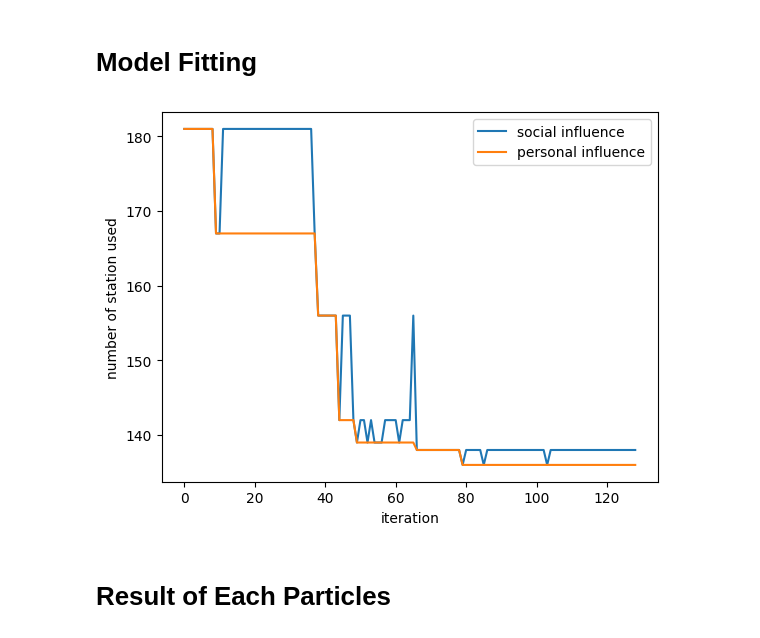
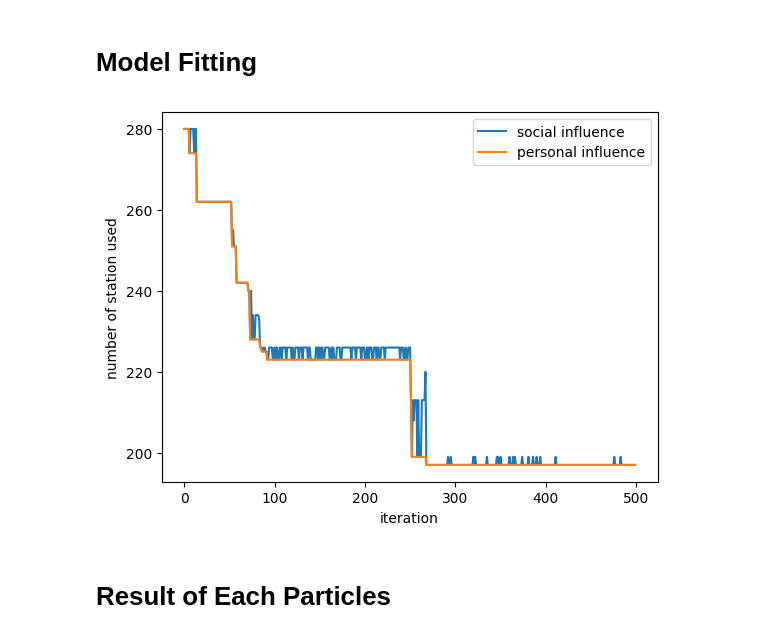
Before and after one commit to devchinyan/TravelingSalesmanProblem, a Jupyter notebook: TravelingSalesman/Particle Swarm Optimization .ipynb, the cells around one changed output. Drawn from its saved outputs; the diff is of its cells as text; code cells hidden in the pictures.

```diff
--- a/TravelingSalesman/Particle Swarm Optimization .ipynb
+++ b/TravelingSalesman/Particle Swarm Optimization .ipynb
@@ -138,7 +138,7 @@ class ParticleSwarmOptimizer:
         self.distanceGraph = self.setupDistanceGraph()
 
     def setupDistanceGraph(self):
-        locations = [self.startVerticesID] + self.data + [self.endVerticesID]
+        locations = [self.startVerticesID] + self.data + [self.endVerticesID] if self.startVerticesID != self.endVerticesID else [self.startVerticesID] + self.data
         distanceGraph = {}
         for fromLoc in locations:
             if  distanceGraph.get(fromLoc) is None:  distanceGraph[fromLoc] = {}
@@ -235,7 +235,7 @@ class ParticleSwarmOptimizer:
 # %% [markdown]
 # Generation Test Data
 # %%
-stationIDs = trainNetwork.getRandomVerticesID(10).get("res")
+stationIDs = trainNetwork.getRandomVerticesID(20).get("res")
 # stationIDs = ['PY19', 'SP1', 'PY15', 'KJ11', 'SP24', 'AG18', 'AG17', 'PY29', 'PY03', 'PY07']
 # stationIDs = ['AG16','KJ35','AG11','PY21','AG1','PY27','PY22','KG33','KJ5','KJ9','SP8','KJ19','AG6','KG17','AG7','KG34','PY37','SP4','SP14','KJ6']
 pd.DataFrame([trainNetwork.vertices[stationID] for stationID in stationIDs])
@@ -256,18 +262,18 @@ pd.DataFrame([trainNetwork.vertices[stationID] for stationID in stationIDs])
 # %%
 start = stationIDs[0]
 end = stationIDs[0] #stationIDs[len(stationIDs)-1]
 
 # Hyperparameter
 populationSize=len(stationIDs)
-iteration=300
-inertia = 0.95
+iteration=500
+inertia = 0.85
 
 #Model
 pso = ParticleSwarmOptimizer(trainNetwork,stationIDs,start,end)
 solution,err = pso.Train(iteration, populationSize, inertia)
 if(err is not None): print(err)
 # %% [output]
-[figure, old version]
+[figure, new version]
 # %% [markdown]
 # Result of Each Particles
 # %%
```
Also changed, not shown: parts of 5 cells of this notebook, 4 other files.
